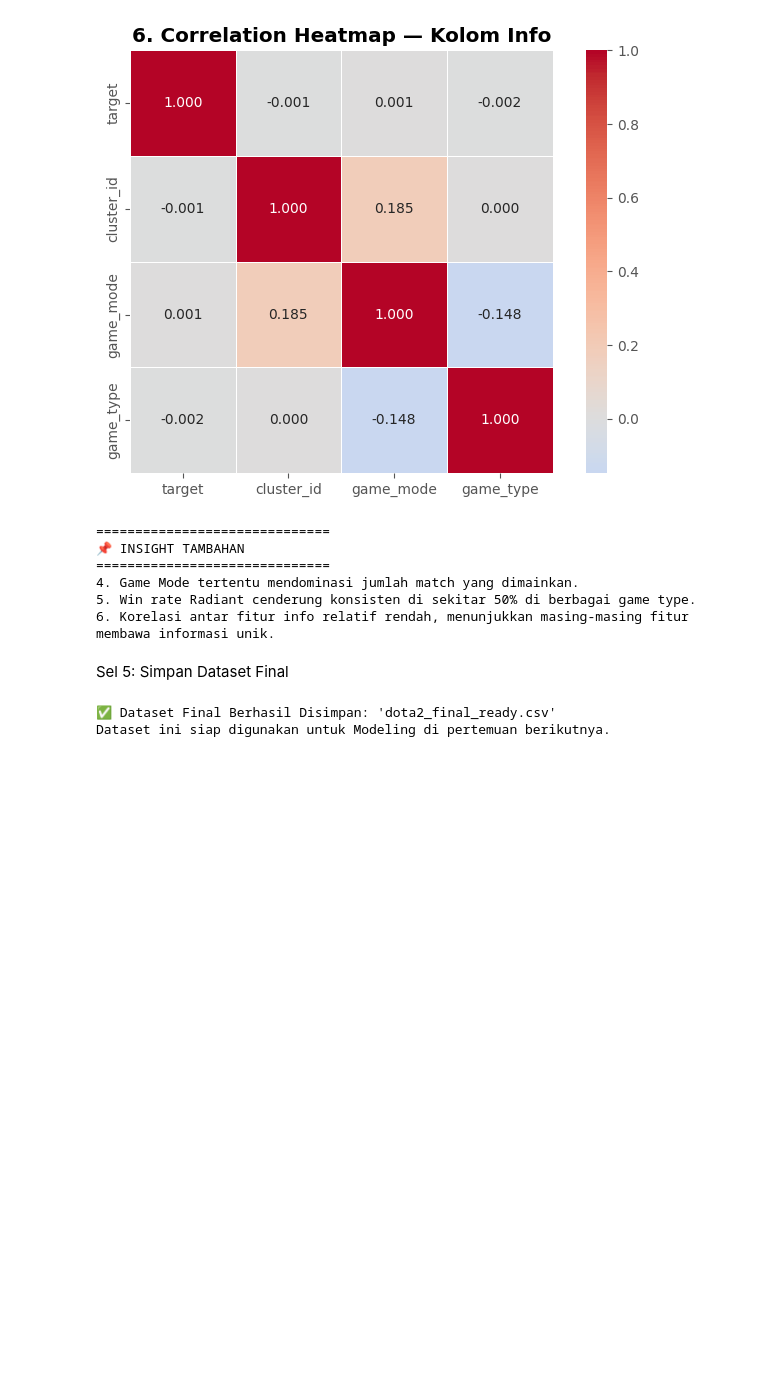
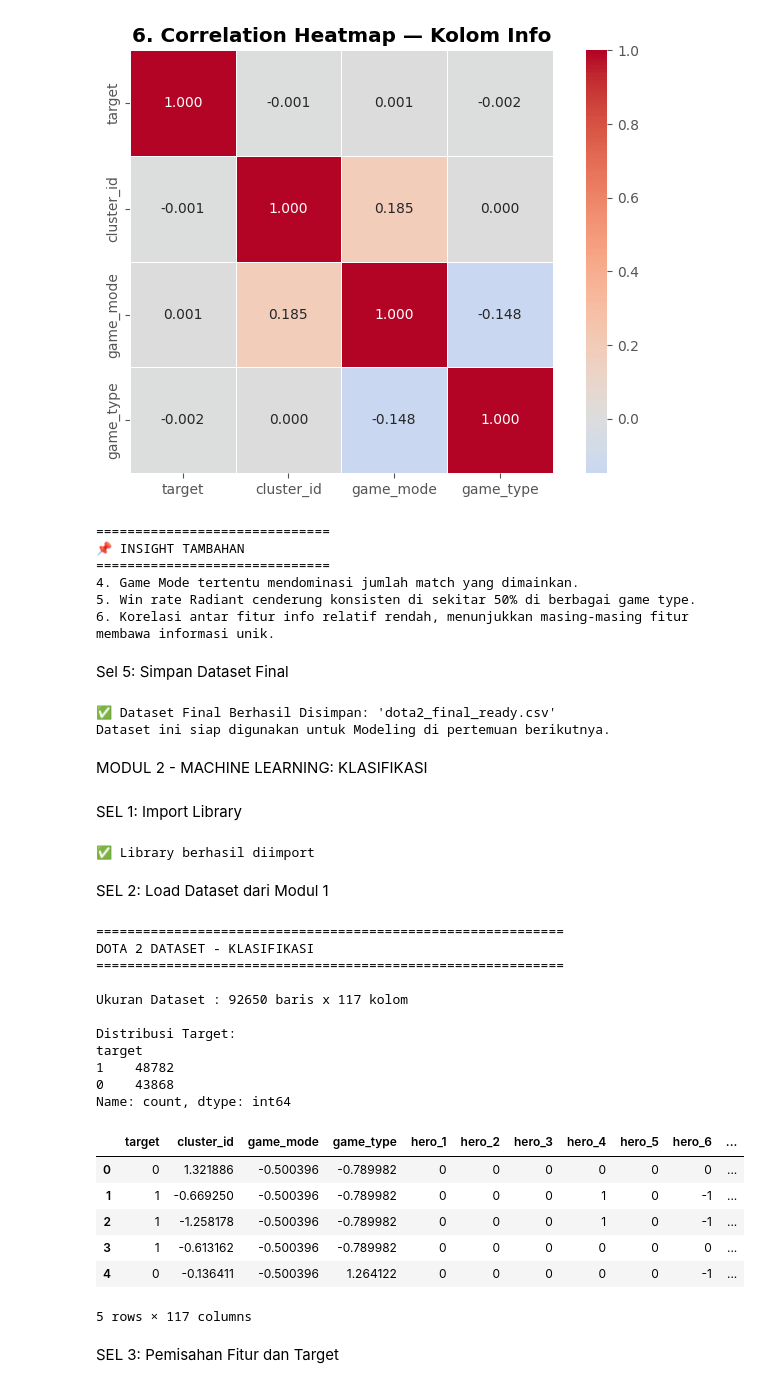
Before and after one commit to Kanzacky/DotaWinIQR, a Jupyter notebook: Dota_2_Dataset.ipynb, the cells around one changed output. Drawn from its saved outputs; the diff is of its cells as text; code cells hidden in the pictures; blank space fills up the shorter version.

```diff
--- a/Dota_2_Dataset.ipynb
+++ b/Dota_2_Dataset.ipynb
@@ -271,3 +253,64 @@ print("Dataset ini siap digunakan untuk Modeling di pertemuan berikutnya.")
 # %% [output]
 ✅ Dataset Final Berhasil Disimpan: 'dota2_final_ready.csv'
 Dataset ini siap digunakan untuk Modeling di pertemuan berikutnya.
+# %% [markdown]
+MODUL 2 - MACHINE LEARNING: KLASIFIKASI
+# %% [markdown]
+SEL 1: Import Library
+# %%
+import pandas as pd
+import numpy as np
+import matplotlib.pyplot as plt
+import seaborn as sns
+import pickle
+
+from sklearn.model_selection import train_test_split
+from sklearn.preprocessing import StandardScaler
+from sklearn.metrics import accuracy_score, classification_report, confusion_matrix, ConfusionMatrixDisplay
+
+from sklearn.naive_bayes import GaussianNB
+from sklearn.neighbors import KNeighborsClassifier
+from sklearn.linear_model import LogisticRegression
+from sklearn.tree import DecisionTreeClassifier
+from sklearn.svm import SVC
+from sklearn.ensemble import RandomForestClassifier
+
+import warnings
+warnings.filterwarnings('ignore')
+
+print("✅ Library berhasil diimport")
+# %% [output]
+✅ Library berhasil diimport
+# %% [markdown]
+ SEL 2: Load Dataset dari Modul 1
+# %%
+df = pd.read_csv('/content/dota2_final_ready.csv')
+
+print("=" * 60)
+print("DOTA 2 DATASET - KLASIFIKASI")
+print("=" * 60)
+print(f"\nUkuran Dataset : {df.shape[0]} baris x {df.shape[1]} kolom")
+print(f"\nDistribusi Target:")
+print(df['target'].value_counts())
+display(df.head())
+# %% [output]
+============================================================
+DOTA 2 DATASET - KLASIFIKASI
+============================================================
+
+Ukuran Dataset : 92650 baris x 117 kolom
+
+Distribusi Target:
+target
+1    48782
+0    43868
+Name: count, dtype: int64
+|  | target | cluster_id | game_mode | game_type | hero_1 | hero_2 | hero_3 | hero_4 | hero_5 | hero_6 | ... |
+| 0 | 0 | 1.321886 | -0.500396 | -0.789982 | 0 | 0 | 0 | 0 | 0 | 0 | ... |
+| 1 | 1 | -0.669250 | -0.500396 | -0.789982 | 0 | 0 | 0 | 1 | 0 | -1 | ... |
+| 2 | 1 | -1.258178 | -0.500396 | -0.789982 | 0 | 0 | 0 | 1 | 0 | -1 | ... |
+| 3 | 1 | -0.613162 | -0.500396 | -0.789982 | 0 | 0 | 0 | 0 | 0 | 0 | ... |
+| 4 | 0 | -0.136411 | -0.500396 | 1.264122 | 0 | 0 | 0 | 0 | 0 | -1 | ... |
+5 rows × 117 columns
+# %% [markdown]
+SEL 3: Pemisahan Fitur dan Target
```
Also changed, not shown: parts of 18 cells of this notebook.
